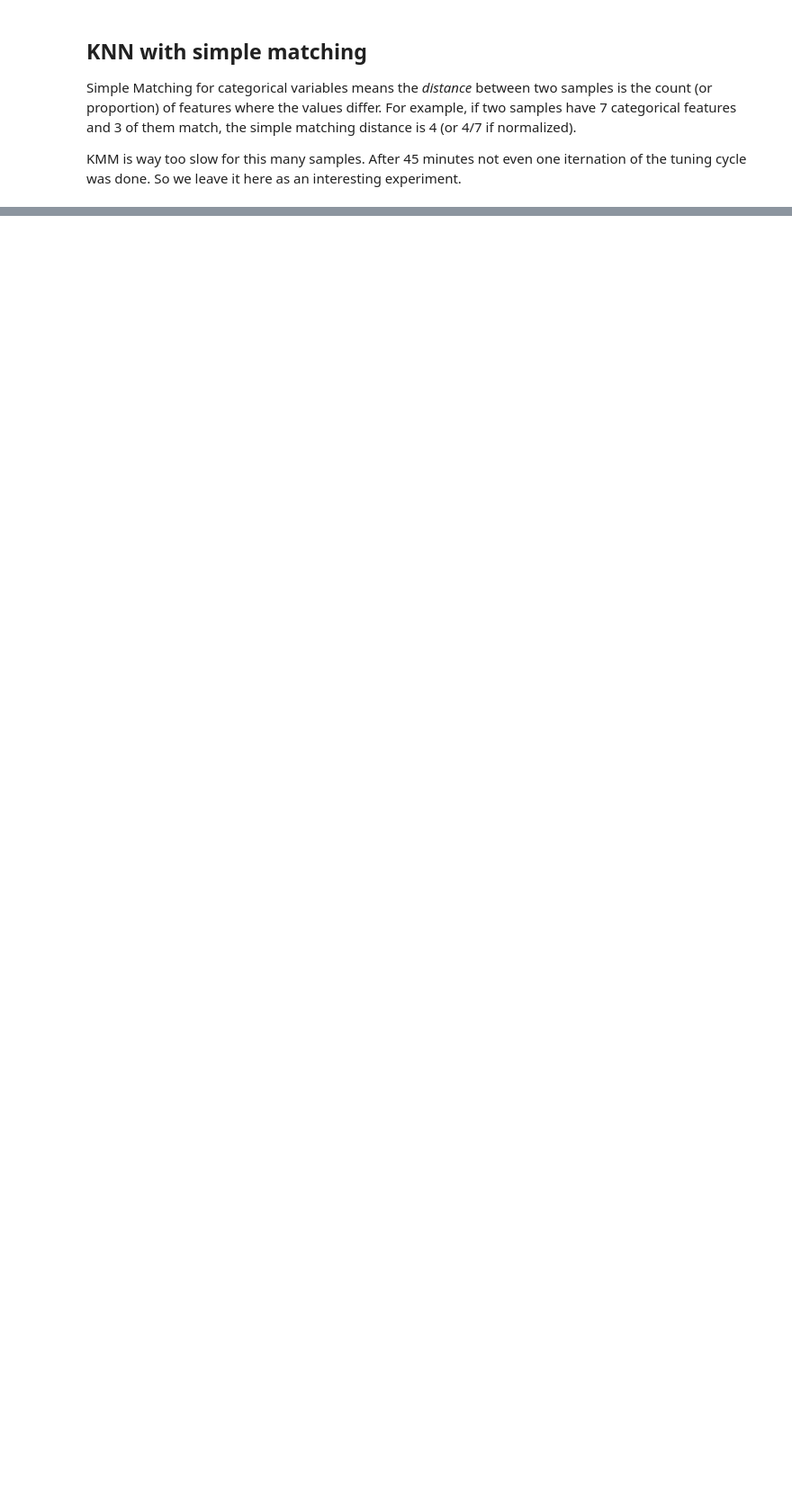
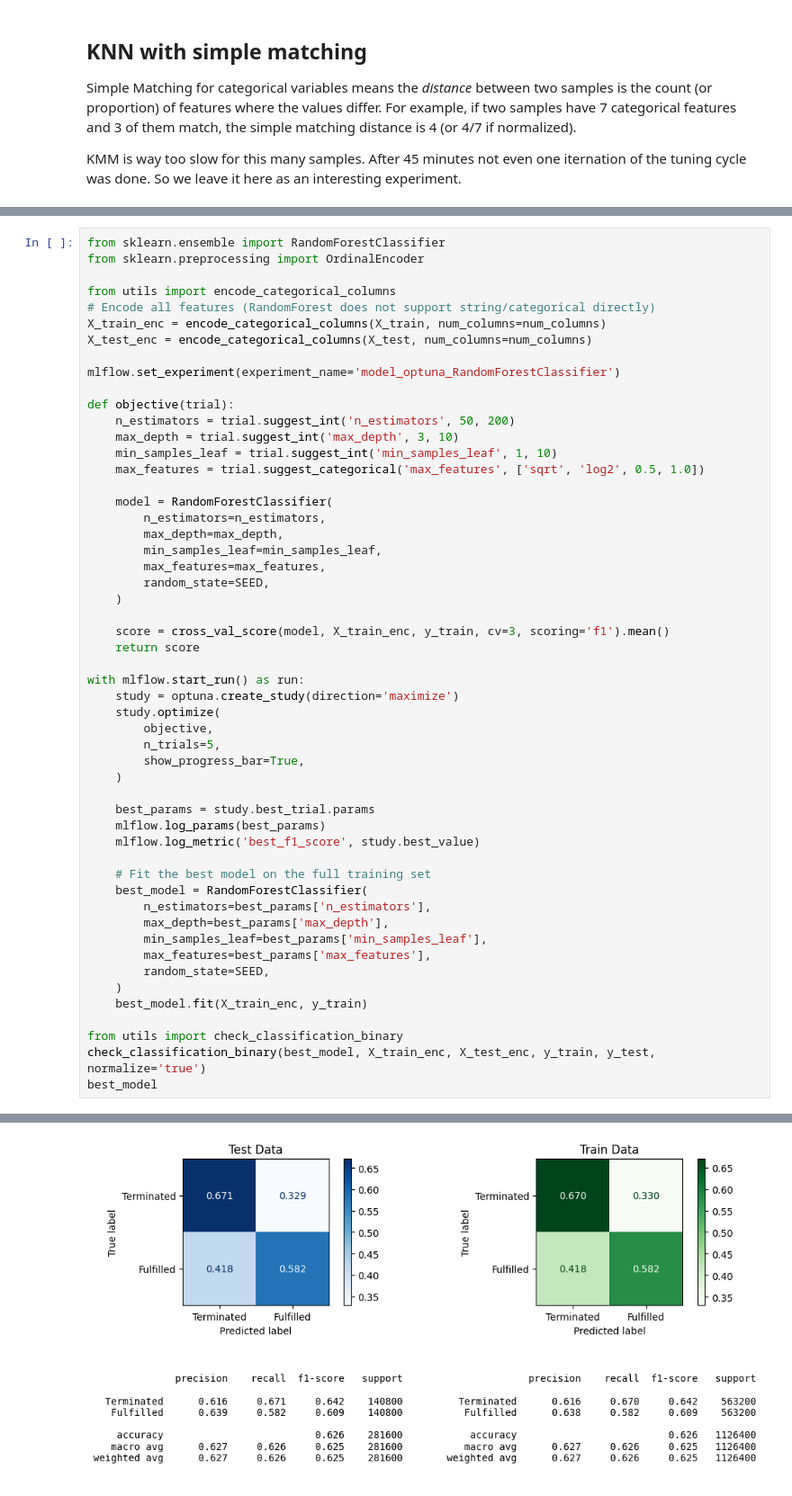
Before and after one commit to tpyrogova/FinApprenticeship, a Jupyter notebook: notebooks/model_optuna.ipynb, the cells around one changed output, grey strips where cells are left out. Shown: that part at 90% size. Saved outputs shown, nothing was run; the diff lists cells and outputs as text; blank space fills up the shorter version.

```diff
--- a/notebooks/model_optuna.ipynb
+++ b/notebooks/model_optuna.ipynb
@@ -214,0 +310,54 @@ KeyboardInterrupt:
+# %%
+from sklearn.ensemble import RandomForestClassifier
+from sklearn.preprocessing import OrdinalEncoder
+
+from utils import encode_categorical_columns
+# Encode all features (RandomForest does not support string/categorical directly)
+X_train_enc = encode_categorical_columns(X_train, num_columns=num_columns)
+X_test_enc = encode_categorical_columns(X_test, num_columns=num_columns)
+
+mlflow.set_experiment(experiment_name='model_optuna_RandomForestClassifier')
+
+def objective(trial):
+    n_estimators = trial.suggest_int('n_estimators', 50, 200)
+    max_depth = trial.suggest_int('max_depth', 3, 10)
+    min_samples_leaf = trial.suggest_int('min_samples_leaf', 1, 10)
+    max_features = trial.suggest_categorical('max_features', ['sqrt', 'log2', 0.5, 1.0])
+
+    model = RandomForestClassifier(
+        n_estimators=n_estimators,
+        max_depth=max_depth,
+        min_samples_leaf=min_samples_leaf,
+        max_features=max_features,
+        random_state=SEED,
+    )
+
+    score = cross_val_score(model, X_train_enc, y_train, cv=3, scoring='f1').mean()
+    return score
+
+with mlflow.start_run() as run:
+    study = optuna.create_study(direction='maximize')
+    study.optimize(
+        objective,
+        n_trials=5,
+        show_progress_bar=True,
+    )
+
+    best_params = study.best_trial.params
+    mlflow.log_params(best_params)
+    mlflow.log_metric('best_f1_score', study.best_value)
+
+    # Fit the best model on the full training set
+    best_model = RandomForestClassifier(
+        n_estimators=best_params['n_estimators'],
+        max_depth=best_params['max_depth'],
+        min_samples_leaf=best_params['min_samples_leaf'],
+        max_features=best_params['max_features'],
+        random_state=SEED,
+    )
+    best_model.fit(X_train_enc, y_train)
+
+from utils import check_classification_binary
+check_classification_binary(best_model, X_train_enc, X_test_enc, y_train, y_test, normalize='true')
+best_model
+# %% [output]
@@ -214,0 +381 @@ KeyboardInterrupt:
+[figure, added]
```
Also changed, not shown: parts of 9 cells of this notebook, 1 other file.
